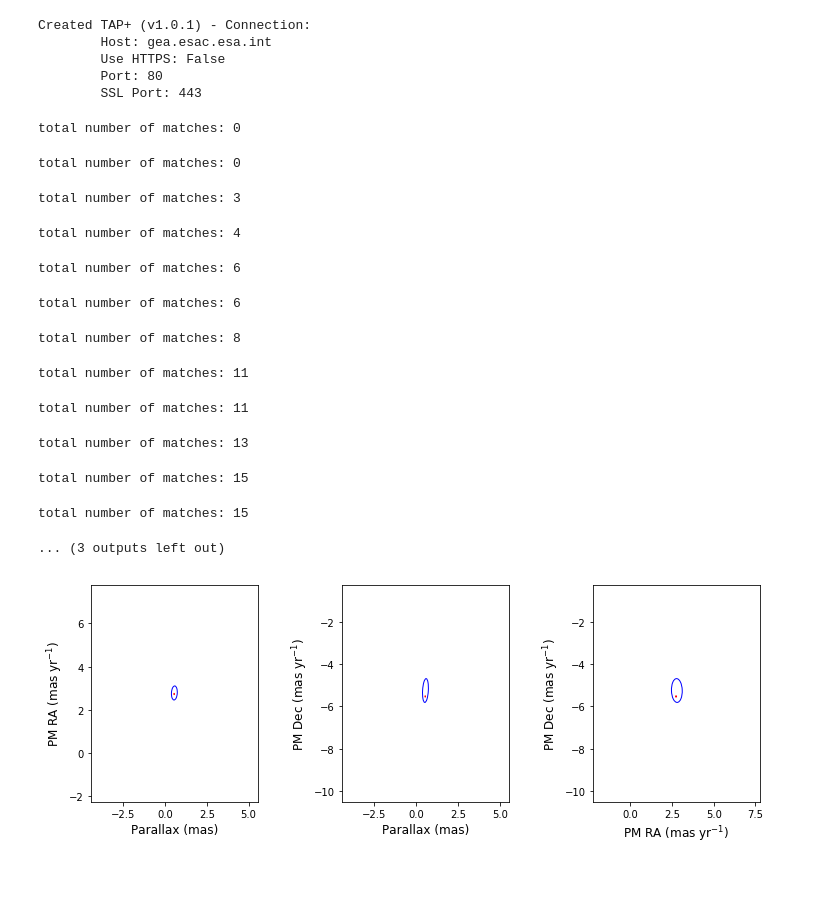
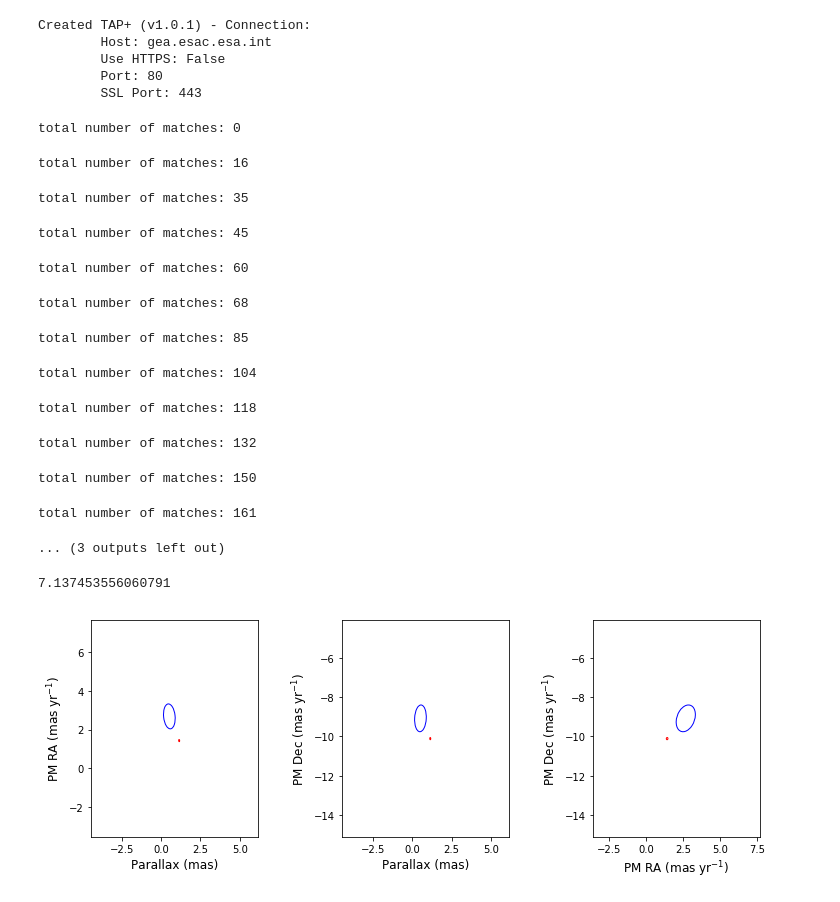
Before and after one commit to benmontet/stellar-facelifts, a Jupyter notebook: notebooks/gaia_pairs.ipynb, the cells around one changed output. Saved outputs shown, nothing was run; the diff lists cells and outputs as text; code cells hidden in the pictures.

Commit message:
more complete cross-match

```diff
--- a/notebooks/gaia_pairs.ipynb
+++ b/notebooks/gaia_pairs.ipynb
@@ -20,12 +20,12 @@ Created TAP+ (v1.0.1) - Connection:
 # %%
 hosts = Table.read('kepler_host_matches.fits').to_pandas()
 # %%
-pairs = Table(names=('kepid', 'gaia_id1', 'gaia_id2', 'gmag1',
-                    'gmag2', 'parallax1', 'parallax2', 'pmra1', 'pmra2',
-                    'pmdec1', 'pmdec2', 'chisq'),
+pairs = Table(names=('kepid1', 'gaia_id1', 'gaia_id2', 'gmag1',
+                    'gmag2', 'gaia_ra1', 'gaia_ra2', 'gaia_dec1', 'gaia_dec2', 'parallax1', 'parallax2',
+                    'pmra1', 'pmra2', 'pmdec1', 'pmdec2', 'chisq'),
              dtype=('int64', 'int64', 'int64', 'float64',
-                    'float64', 'float64', 'float64', 'float64', 'float64',
-                    'float64', 'float64', 'float64'))
+                    'float64', 'float64', 'float64', 'float64', 'float64', 'float64', 'float64',
+                    'float64', 'float64', 'float64', 'float64', 'float64'))
 all_matches = pd.DataFrame()
 # %%
 for i,h in tqdm(hosts.iterrows()):
@@ -39,31 +39,34 @@ for i,h in tqdm(hosts.iterrows()):
         if (h.loc['source_id'] != matches.iloc[j].loc['source_id']) & (c != -1) & (c < 25):
             m = matches.iloc[j]
             pairs.add_row([h['kepid'], h['source_id'], m['source_id'], h['phot_g_mean_mag'],
-                          m['phot_g_mean_mag'], h['parallax'], m['parallax'], h['pmra'], m['pmra'],
-                          h['pmdec'], m['pmdec'], c])
+                          m['phot_g_mean_mag'], h['ra_2'], m['ra'], h['dec_2'], m['dec'],
+                          h['parallax'], m['parallax'],
+                          h['pmra'], m['pmra'], h['pmdec'], m['pmdec'], c])
             all_matches = all_matches.append(m)
     if (i % 100) == 0:
         print("total number of matches: {0}".format(len(pairs)))
 # %% [output]
 total number of matches: 0
-total number of matches: 0
+total number of matches: 16
-total number of matches: 3
+total number of matches: 35
-total number of matches: 4
+total number of matches: 45
-total number of matches: 6
+total number of matches: 60
-total number of matches: 6
+total number of matches: 68
-total number of matches: 8
+total number of matches: 85
-total number of matches: 11
+total number of matches: 104
-total number of matches: 11
+total number of matches: 118
-total number of matches: 13
+total number of matches: 132
-total number of matches: 15
+total number of matches: 150
-total number of matches: 15
+total number of matches: 161
 ... (3 outputs left out)
 # %%
-i = 10
+i = 70
 p, m = pairs[i]['gaia_id1'], pairs[i]['gaia_id2']
 plot_xs(hosts[hosts['source_id'] == p], all_matches[all_matches['source_id'] == m])
+print(pairs[i]['chisq'])
 # %% [output]
+7.137453556060791
-[figure, old version]
+[figure, new version]
 # %%
 pairs
 # %% [output]
```
Also changed, not shown: parts of 2 cells of this notebook, 15 other files.
